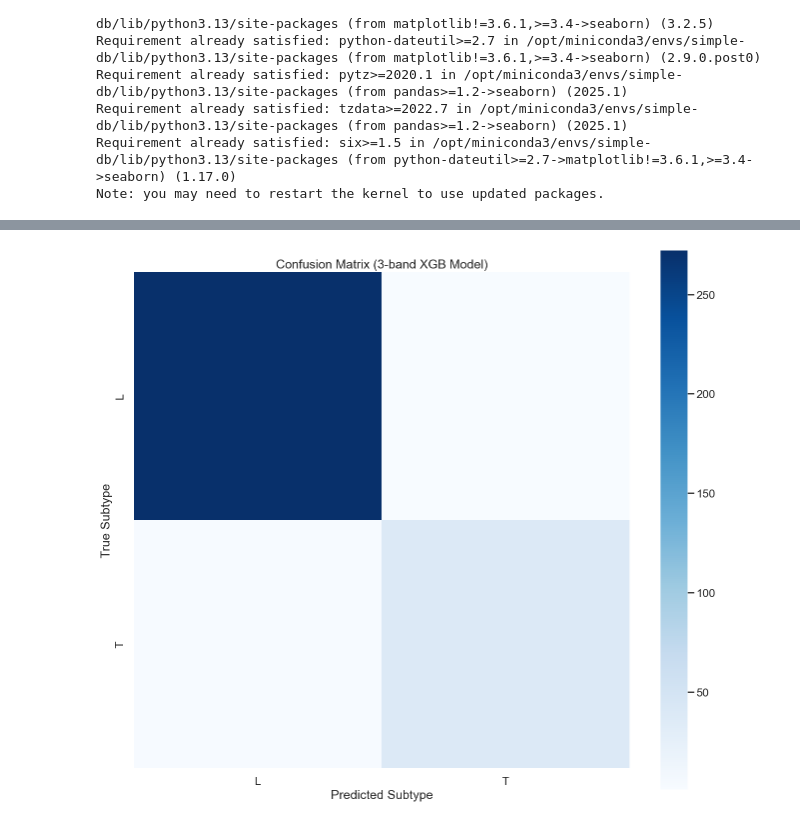
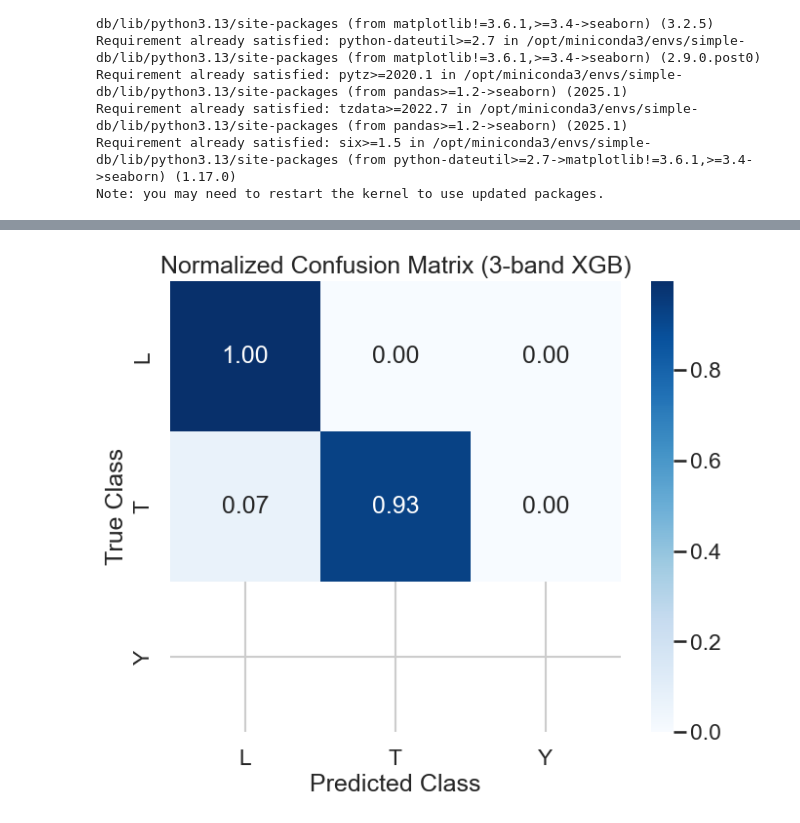
Before and after one commit to lesliech1004/LTY-Spectral-Classification, a Jupyter notebook: model_evaluate.ipynb, the cells around one changed output, grey strips where cells are left out. Cells and saved outputs as stored; diff of their text form; code cells hidden in the pictures.

```diff
--- a/model_evaluate.ipynb
+++ b/model_evaluate.ipynb
@@ -214,18 +191,28 @@ plt.show()
 # %%
-#errors 3 band model xgboost
-y_pred_3band_strings = [major_class(code) for code in y_pred_3band]
-y_test_3band_strings = [major_class(code) for code in mi.y_3bands_test]
+# Convert numeric predictions to major class labels
+y_pred_classes_3band = [major_class(code) for code in y_pred_3band]
+y_test_classes_3band = [major_class(code) for code in mi.y_3bands_test]
 
-labels = sorted(set(y_test_3band_strings))   # string spectral types
-cm_3band = confusion_matrix(y_test_3band_strings, y_pred_3band_strings, labels=labels)
+cm_3band = confusion_matrix(y_test_classes_3band, y_pred_classes_3band, labels=labels)
 
-plt.figure(figsize=(16,14))
-sns.heatmap(cm_3band, cmap="Blues", square=True,
-            xticklabels=labels,
-            yticklabels=labels)
-plt.xlabel("Predicted Subtype")
-plt.ylabel("True Subtype")
-plt.title("Confusion Matrix (3-band XGB Model)")
+# Normalize (divide each row by its total)
+cm_norm_3band = cm_3band.astype(float) / cm_3band.sum(axis=1)[:, np.newaxis]
+
+# Plot
+plt.figure(figsize=(8,6))
+sns.heatmap(
+    cm_norm_3band,
+    annot=True,          # show numbers on the heatmap
+    fmt=".2f",           # two decimal places
+    cmap="Blues",
+    xticklabels=labels,
+    yticklabels=labels,
+    square=True
+)
+
+plt.xlabel("Predicted Class")
+plt.ylabel("True Class")
+plt.title("Normalized Confusion Matrix (3-band XGB)")
 plt.show()
 # %% [output]
-[figure, old version]
+[figure, new version]
```
Also changed, not shown: parts of 19 cells of this notebook, 1 other file.
